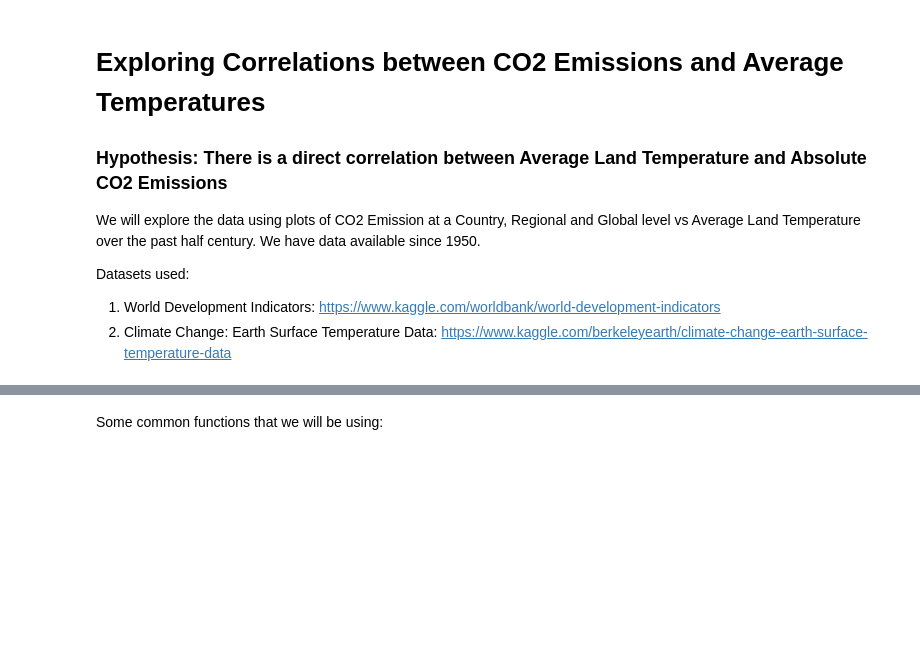
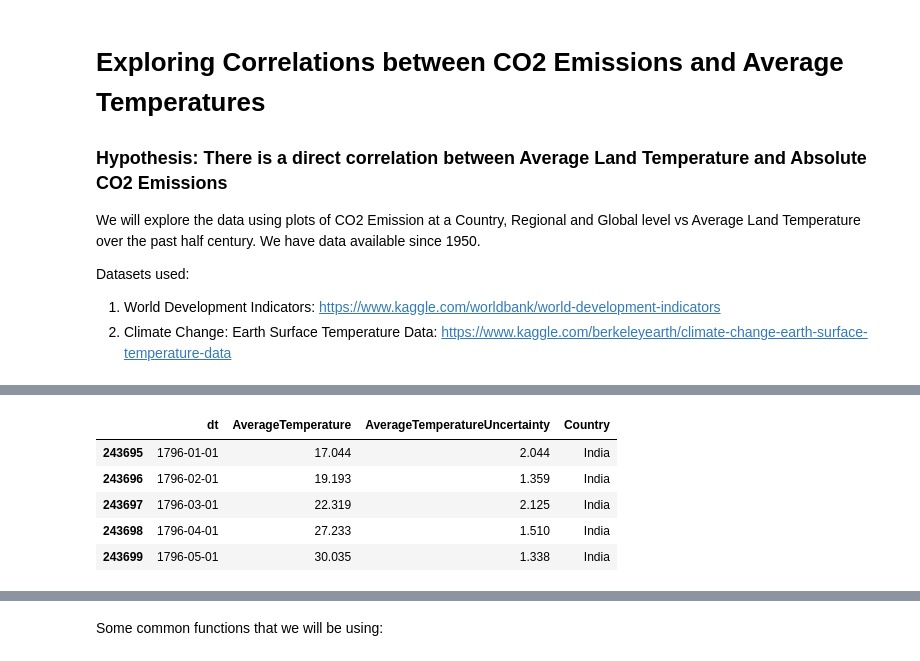
Before and after one commit to rtindru/springboard-ds2, a Jupyter notebook: Capstone_Intermedaite/CO2_Emission_Temperature_Correlation.ipynb, the cells around one changed output, grey strips where cells are left out. Cells and saved outputs as stored; diff of their text form; code cells hidden in the pictures; blank space fills up the shorter version.

```diff
--- a/Capstone_Intermedaite/CO2_Emission_Temperature_Correlation.ipynb
+++ b/Capstone_Intermedaite/CO2_Emission_Temperature_Correlation.ipynb
@@ -31,0 +41,9 @@ cig_df = cdf[['CountryCode', 'TableName', 'IncomeGroup']]
+# %%
+tdf[tdf.Country == 'India'].dropna().head()
+# %% [output]
+|  | dt | AverageTemperature | AverageTemperatureUncertainty | Country |
+| 243695 | 1796-01-01 | 17.044 | 2.044 | India |
+| 243696 | 1796-02-01 | 19.193 | 1.359 | India |
+| 243697 | 1796-03-01 | 22.319 | 2.125 | India |
+| 243698 | 1796-04-01 | 27.233 | 1.510 | India |
+| 243699 | 1796-05-01 | 30.035 | 1.338 | India |
```
Also changed, not shown: parts of 3 cells of this notebook.
